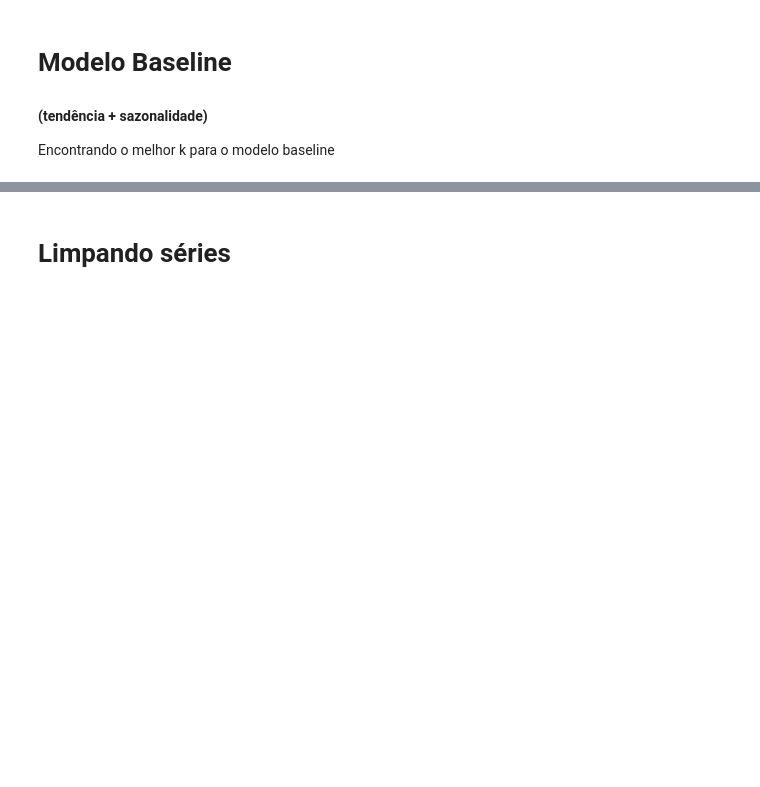
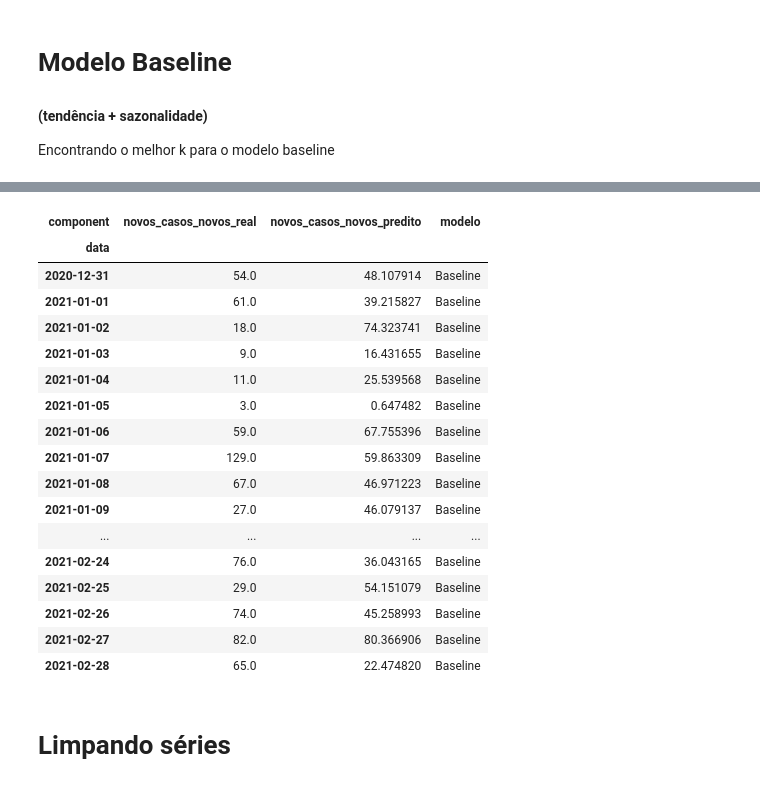
Before and after one commit to carloszan/covid, a Jupyter notebook: analises/6.modelos/0.xgboost.ipynb, the cells around one changed output, grey strips where cells are left out. Cells and saved outputs as stored; diff of their text form; code cells hidden in the pictures; blank space fills up the shorter version.

```diff
--- a/analises/6.modelos/0.xgboost.ipynb
+++ b/analises/6.modelos/0.xgboost.ipynb
@@ -385,3 +510,24 @@ model NaiveDrift() obtains MAE: 25.19%
+# %%
+df_results
+# %% [output]
+| component | novos_casos_novos_real | novos_casos_novos_predito | modelo |
+| data |  |  |  |
+| 2020-12-31 | 54.0 | 48.107914 | Baseline |
+| 2021-01-01 | 61.0 | 39.215827 | Baseline |
+| 2021-01-02 | 18.0 | 74.323741 | Baseline |
+| 2021-01-03 | 9.0 | 16.431655 | Baseline |
+| 2021-01-04 | 11.0 | 25.539568 | Baseline |
+| 2021-01-05 | 3.0 | 0.647482 | Baseline |
+| 2021-01-06 | 59.0 | 67.755396 | Baseline |
+| 2021-01-07 | 129.0 | 59.863309 | Baseline |
+| 2021-01-08 | 67.0 | 46.971223 | Baseline |
+| 2021-01-09 | 27.0 | 46.079137 | Baseline |
+| ... | ... | ... | ... |
+| 2021-02-24 | 76.0 | 36.043165 | Baseline |
+| 2021-02-25 | 29.0 | 54.151079 | Baseline |
+| 2021-02-26 | 74.0 | 45.258993 | Baseline |
+| 2021-02-27 | 82.0 | 80.366906 | Baseline |
+| 2021-02-28 | 65.0 | 22.474820 | Baseline |
 # %% [markdown]
 # Limpando séries
 # %%
```
Also changed, not shown: parts of 13 cells of this notebook, 15 other files.
